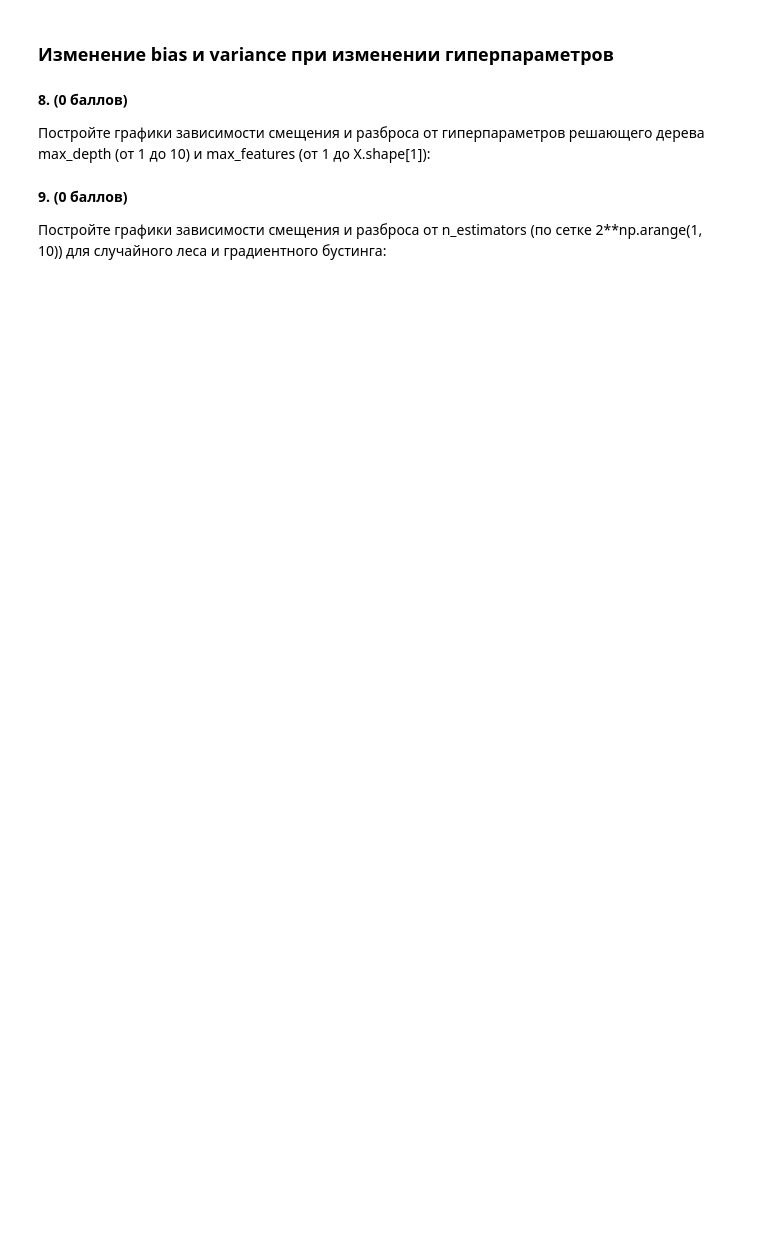
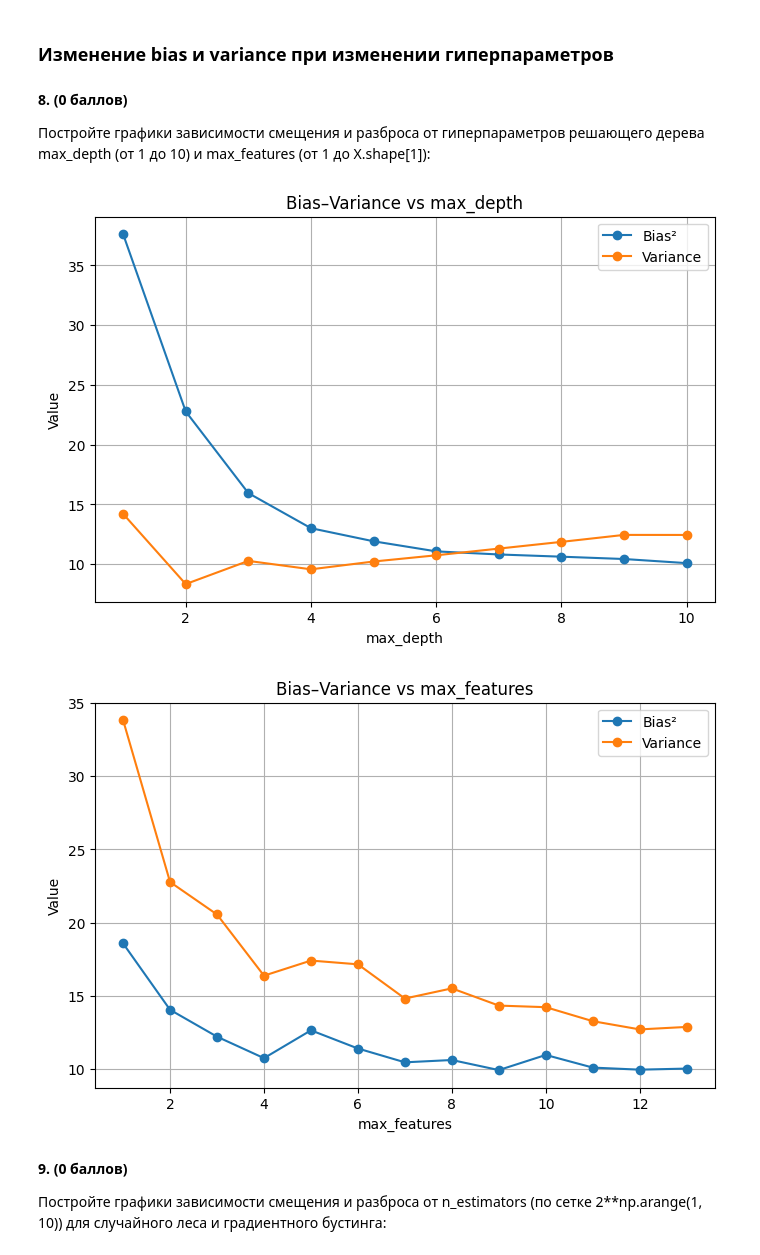
Before and after one commit to Vesnovey/ML, a Jupyter notebook: HSE course/LW8 bvd/homework-practice-06-bvd.ipynb, the cells around one changed output. Drawn from its saved outputs; the diff is of its cells as text; code cells hidden in the pictures; blank space fills up the shorter version.

```diff
--- a/HSE course/LW8 bvd/homework-practice-06-bvd.ipynb
+++ b/HSE course/LW8 bvd/homework-practice-06-bvd.ipynb
@@ -179,3 +320,50 @@ __8. (0 баллов)__
+# %%
+depths = range(1, 11)
+biases = []
+variances = []
+
+for d in depths:
+    model = DecisionTreeRegressor(max_depth=d, random_state=42)
+    b, v, error = compute_biase_variance(model, X, y)
+    biases.append(b)
+    variances.append(v)
+
+plt.figure(figsize=(8, 5))
+plt.plot(depths, biases, label="Bias²", marker="o")
+plt.plot(depths, variances, label="Variance", marker="o")
+plt.xlabel("max_depth")
+plt.ylabel("Value")
+plt.title("Bias–Variance vs max_depth")
+plt.legend()
+plt.grid(True)
+plt.show()
+
+
+max_feats = range(1, X.shape[1] + 1)
+biases = []
+variances = []
+
+for mf in max_feats:
+    model = DecisionTreeRegressor(
+        max_features=mf,
+        random_state=42
+    )
+    b, v, error = compute_biase_variance(model, X, y)
+    biases.append(b)
+    variances.append(v)
+
+plt.figure(figsize=(8, 5))
+plt.plot(max_feats, biases, label="Bias²", marker="o")
+plt.plot(max_feats, variances, label="Variance", marker="o")
+plt.xlabel("max_features")
+plt.ylabel("Value")
+plt.title("Bias–Variance vs max_features")
+plt.legend()
+plt.grid(True)
+plt.show()
+# %% [output]
+[figure, added]
+[figure, added]
 # %% [markdown]
 __9. (0 баллов)__
 
```
Also changed, not shown: parts of 17 cells of this notebook, 3 other files.
